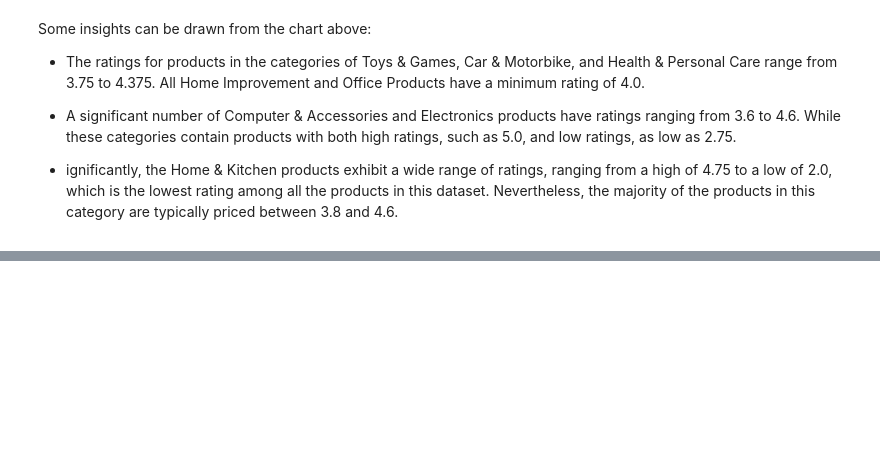
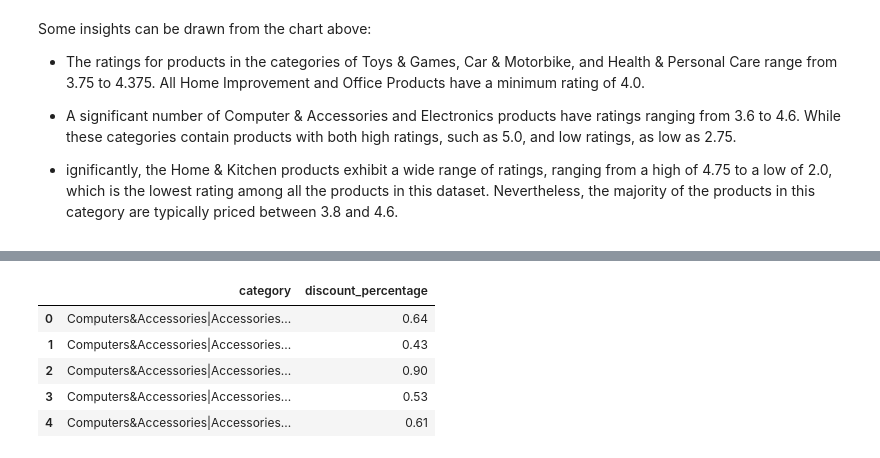
Before and after one commit to buijoe123145/Final_project---Progamming-for-data-science, a Jupyter notebook: src/Final_project.ipynb, the cells around one changed output, grey strips where cells are left out. Saved outputs shown, nothing was run; the diff lists cells and outputs as text; code cells hidden in the pictures; blank space fills up the shorter version.

```diff
--- a/src/Final_project.ipynb
+++ b/src/Final_project.ipynb
@@ -458,0 +464,12 @@ Some insights can be drawn from the chart above:
+# %%
+# choose necessary columns to answer this question
+regularBigSale = amazon_df.copy()[['category','discount_percentage']]
+
+regularBigSale.head()
+# %% [output]
+|  | category | discount_percentage |
+| 0 | Computers&Accessories|Accessories... | 0.64 |
+| 1 | Computers&Accessories|Accessories... | 0.43 |
+| 2 | Computers&Accessories|Accessories... | 0.90 |
+| 3 | Computers&Accessories|Accessories... | 0.53 |
+| 4 | Computers&Accessories|Accessories... | 0.61 |
```
Also changed, not shown: parts of 10 cells of this notebook, 1 other file.
